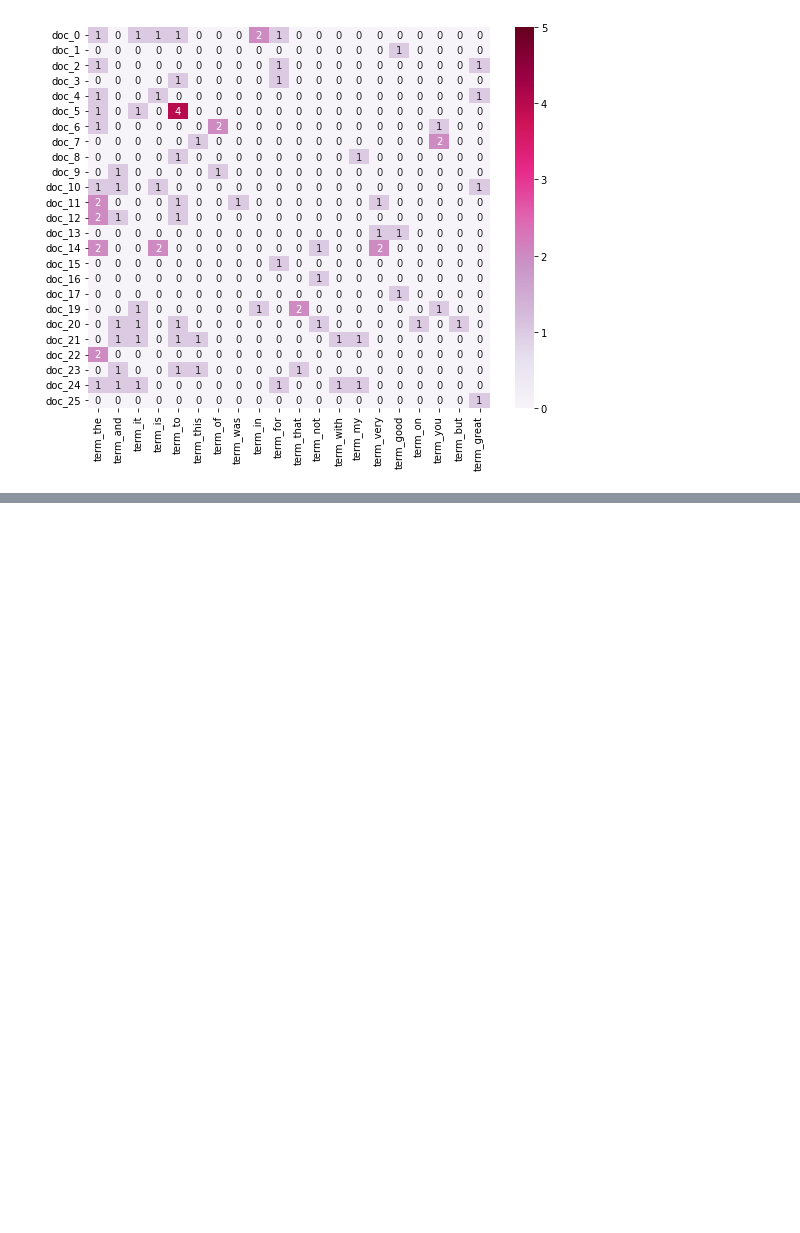
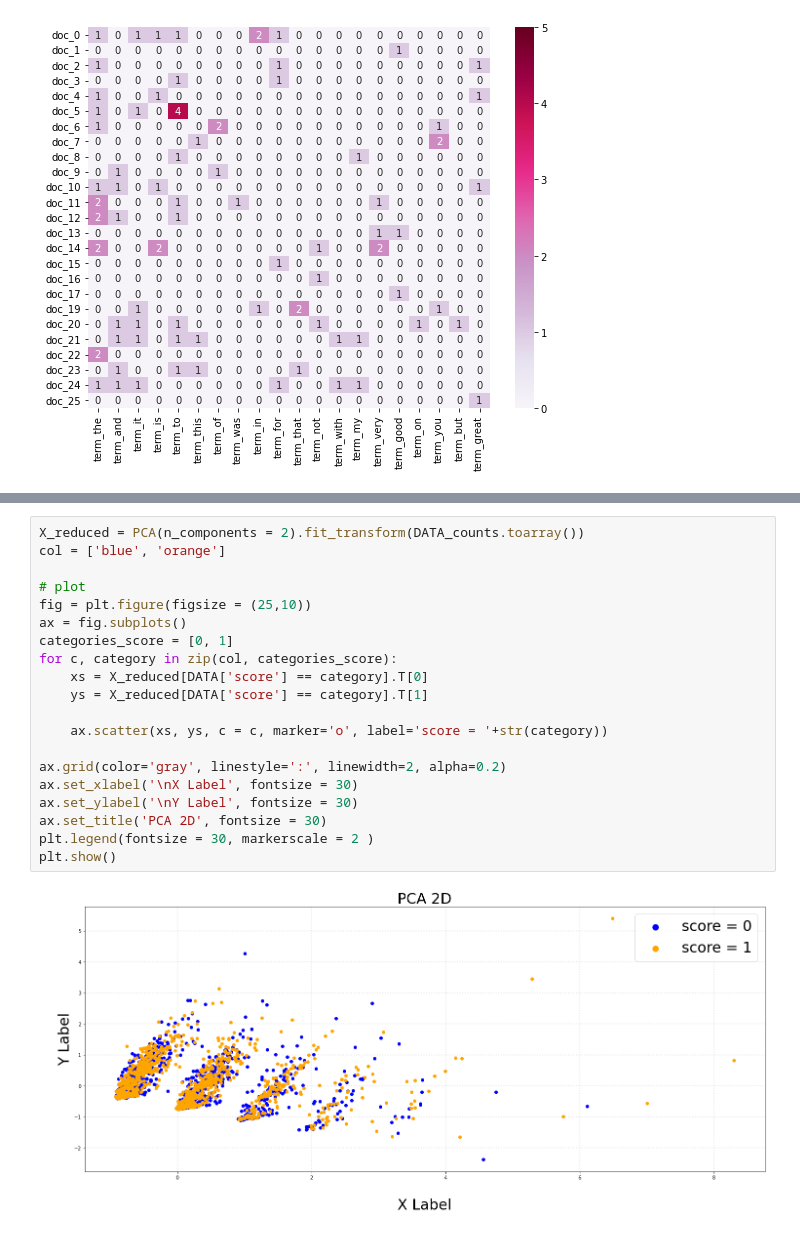
Before and after one commit to npinghuang/DM2022-Lab1-Homework, a Jupyter notebook: DM2022-Lab1-Homework.ipynb, the cells around one changed output, grey strips where cells are left out. Saved outputs shown, nothing was run; the diff lists cells and outputs as text; blank space fills up the shorter version.

```diff
--- a/DM2022-Lab1-Homework.ipynb
+++ b/DM2022-Lab1-Homework.ipynb
@@ -236,0 +328,22 @@ ax = sns.heatmap(df_todraw,
+# %%
+X_reduced = PCA(n_components = 2).fit_transform(DATA_counts.toarray())
+col = ['blue', 'orange']
+
+# plot
+fig = plt.figure(figsize = (25,10))
+ax = fig.subplots()
+categories_score = [0, 1]
+for c, category in zip(col, categories_score):
+    xs = X_reduced[DATA['score'] == category].T[0]
+    ys = X_reduced[DATA['score'] == category].T[1]
+
+    ax.scatter(xs, ys, c = c, marker='o', label='score = '+str(category))
+
+ax.grid(color='gray', linestyle=':', linewidth=2, alpha=0.2)
+ax.set_xlabel('\nX Label', fontsize = 30)
+ax.set_ylabel('\nY Label', fontsize = 30)
+ax.set_title('PCA 2D', fontsize = 30)
+plt.legend(fontsize = 30, markerscale = 2 )
+plt.show()
+# %% [output]
+[figure, added]
```
Also changed, not shown: parts of 26 cells of this notebook, 5 other files.
